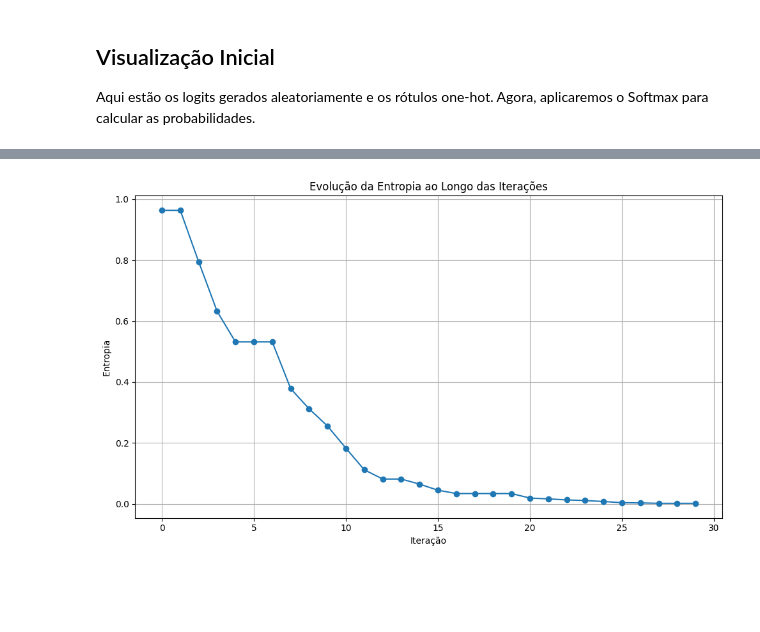
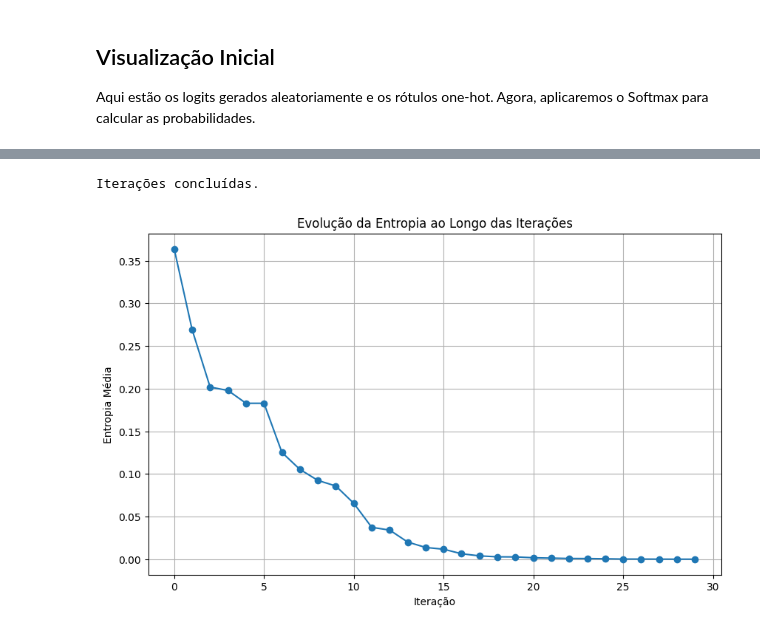
Before and after one commit to jeancarloscc/intro-estatistica-llms, a Jupyter notebook: activity 5/cross_entropy_softmax.ipynb, the cells around one changed output, grey strips where cells are left out. Saved outputs shown, nothing was run; the diff lists cells and outputs as text; code cells hidden in the pictures; blank space fills up the shorter version.

```diff
--- a/activity 5/cross_entropy_softmax.ipynb
+++ b/activity 5/cross_entropy_softmax.ipynb
@@ -36,7 +34,10 @@ def generate_perturbations(original_logits, std_dev):
 def initialize():
     num_samples = 3
     num_classes = 3
-    logits = np.random.uniform(0.1, 3.0, (num_samples, num_classes))
+    # logits = np.random.uniform(0.1, 3.0, (num_samples, num_classes))
+    logits = np.array([[2.5, 0.3, 2.1],
+        [1.2, 2.4, 0.1],
+        [0.8, 0.5, 3.0]])
     labels = np.eye(num_classes)  # Rótulos one-hot encoded
     return logits, labels
 
@@ -107,4 +142,5 @@ Menor perda após a iteração:
 # %%
+# Processo iterativo
 num_iterations = 30
 entropy_evolution = []
 
@@ -112,29 +148,32 @@ logits, labels = initialize()
 
 for iteration in range(num_iterations):
     probs_original = softmax(logits)
-    loss_original = cross_entropy_loss(probs_original, labels)
-    perturbations = generate_perturbations(logits, std_dev)
+    loss_per_sample = cross_entropy_loss(probs_original, labels)
+    variations = generate_variations(logits, noise_level)
 
-    all_logit_sets = [logits] + perturbations
+    all_logit_sets = [logits] + variations
     all_losses = []
 
-    for perturbation_logits in all_logit_sets:
-        probs = softmax(perturbation_logits)
+    for variation_logits in all_logit_sets:
+        probs = softmax(variation_logits)
         loss = cross_entropy_loss(probs, labels)
-        all_losses.append(loss)
+        all_losses.append(loss.mean())
 
     sorted_indices = np.argsort(all_losses)
     logits = all_logit_sets[sorted_indices[0]]
     entropy_evolution.append(all_losses[sorted_indices[0]])
 
-# Visualiza a evolução da entropia
-plt.figure(figsize=(10, 6))
-plt.plot(entropy_evolution, marker='o')
-plt.title('Evolução da Entropia ao Longo das Iterações')
-plt.xlabel('Iteração')
-plt.ylabel('Entropia')
-plt.tight_layout()
-plt.grid()
-plt.show()
+print("Iterações concluídas.")
 # %% [output]
-[figure, removed]
+Iterações concluídas.
+# %%
+# Visualização da evolução da entropia
+plt.figure(figsize=(10, 6))
+plt.plot(entropy_evolution, marker='o')
+plt.title('Evolução da Entropia ao Longo das Iterações')
+plt.xlabel('Iteração')
+plt.ylabel('Entropia Média')
+plt.grid()
+plt.show()
+# %% [output]
+[figure, added]
```
Also changed, not shown: parts of 7 cells of this notebook.
